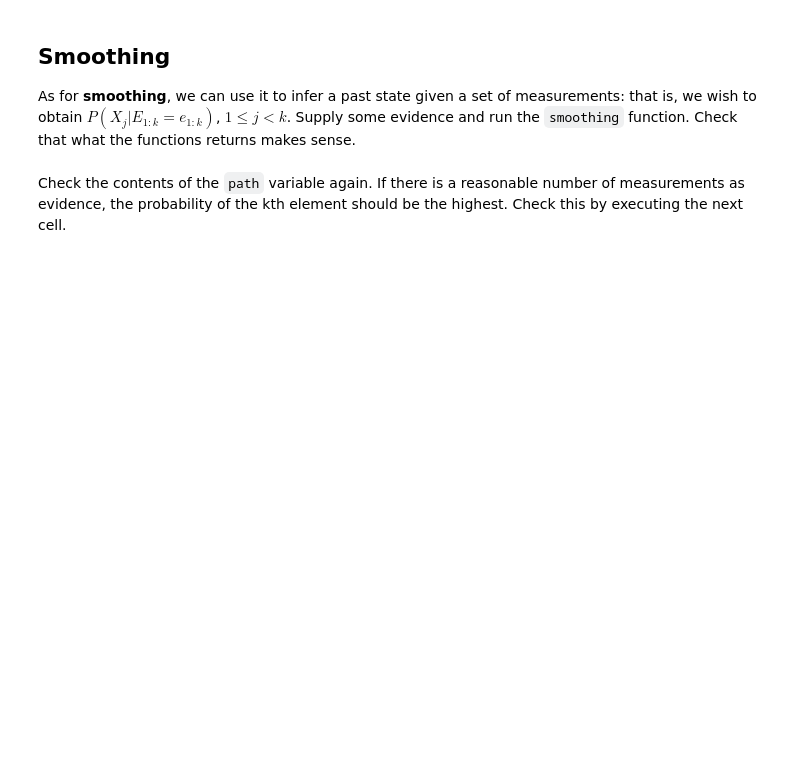
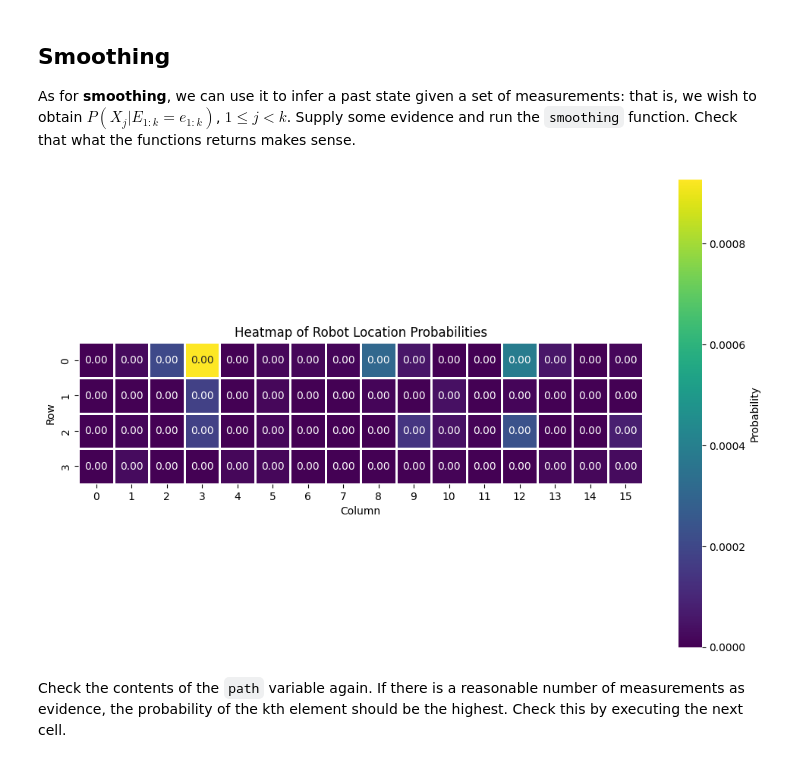
Before and after one commit to Alfonso-Fierro/MA2014-Hidden-Markov-Models, a Jupyter notebook: Solution Template.ipynb, the cells around one changed output. Cells and saved outputs as stored; diff of their text form; code cells hidden in the pictures; blank space fills up the shorter version.

```diff
--- a/Solution Template.ipynb
+++ b/Solution Template.ipynb
@@ -223,7 +283,7 @@ epsilon = 0.1
 
 O = observation_matrices(epsilon, S)
 # %%
-def robot_measurements(state, states):
+def robot_measurements(state, states, epsilon = 0.1):
 
     """
     Simulate measurements from a robot based on the expected measurements and measurement error.
@@ -235,11 +295,16 @@ def robot_measurements(state, states):
     Returns:
     - measured (str): Simulated binary measurement obtained from the robot with measurement errors.
     """
-
     measured = ''
 
-    "INSERT YOUR CODE HERE"
+    xp_measure = expected_measurements(states)[state]
 
+    for bit in xp_measure:
+        bet = np.random.rand() < epsilon
+        if bet:
+            measured += '1' if bit == '0' else '0'  # Flip the bit
+        else:
+            measured += bit  # Keep the bit as is
     return measured
 # %%
 def random_robot_walk(states, steps):
@@ -270,3 +348,11 @@ Before going any further, it is important to define first the probability distri
+# %%
+n_states = 42
+X0 = np.ones(n_states) / n_states
+k = 3
+random_walk = random_robot_walk(states=S, steps=k)
+path = random_walk[0]
+E = random_walk[1]
+T = transition_matrix(S)
 # %% [markdown]
 Run the next cell for defining the `filtering` function.
 # %%
@@ -312,5 +398,26 @@ def view_heatmap(state, states):
     Note:
     - The function does not return anything, it is designed to display the heatmap using matplotlib and seaborn.
     """
+    # Create a grid to hold probabilities
+    prob_grid = np.zeros_like(GRID, dtype=float)
 
-    "INSERT YOUR CODE HERE"
+    # Map probabilities to grid positions
+    for state_num, coords in states.items():
+        row, col = coords
+        prob_grid[row, col] = state[state_num]
+
+    # Create the heatmap with grid lines
+    plt.figure(figsize=(12, 8))
+    sns.heatmap(prob_grid,
+                annot=True,           # Show probability values in cells
+                fmt='.2f',            # Format numbers to 2 decimal places
+                cmap='viridis',       # Color scheme
+                linewidths=1,         # Grid line width
+                linecolor='white',    # Grid line color
+                cbar_kws={'label': 'Probability'},
+                square=True)          # Make cells square-shaped
+
+    plt.title('Heatmap of Robot Location Probabilities')
+    plt.xlabel('Column')
+    plt.ylabel('Row')
+    plt.show()
@@ -356,7 +471,9 @@ def smoothing(E, O, T, X0, k):
 
     return smooth
 # %%
-view_heatmap(smoothing(E, O, T, X0, 1), S)
+view_heatmap(smoothing(E, O, T, X0, 1).flatten(), S)
+# %% [output]
+[figure, added]
 # %% [markdown]
 Check the contents of the `path` variable again. If there is a reasonable number of measurements as evidence, the probability of the kth element should be the highest. Check this by executing the next cell.
 # %%
```
Also changed, not shown: parts of 21 cells of this notebook, 1 other file.
